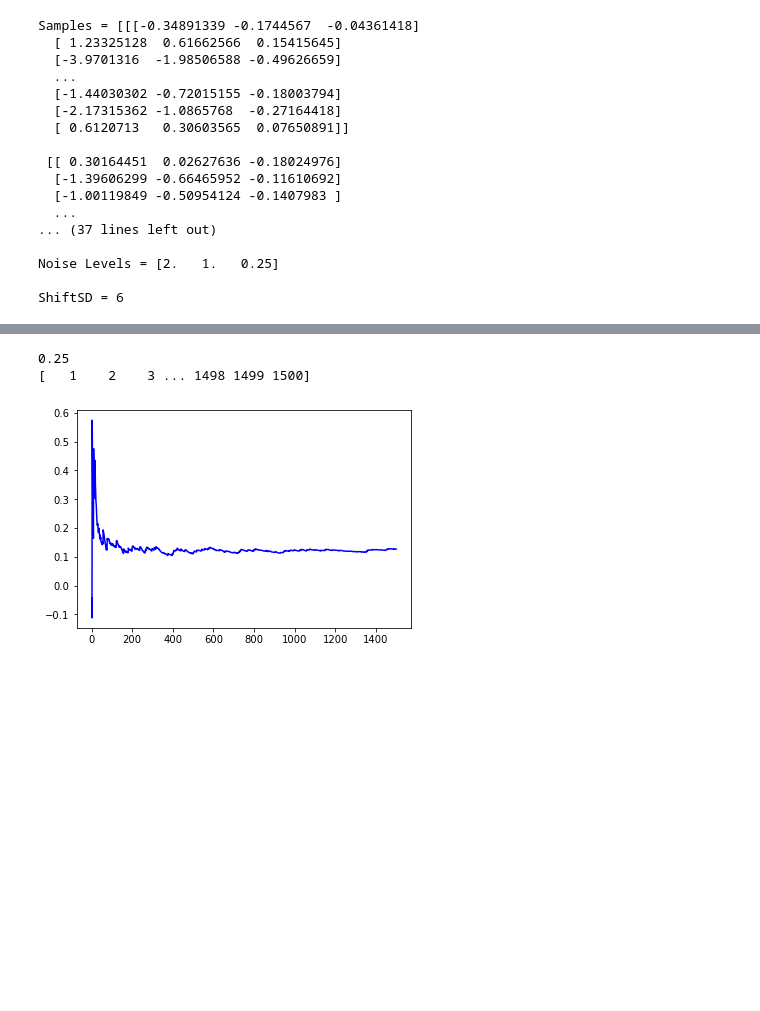
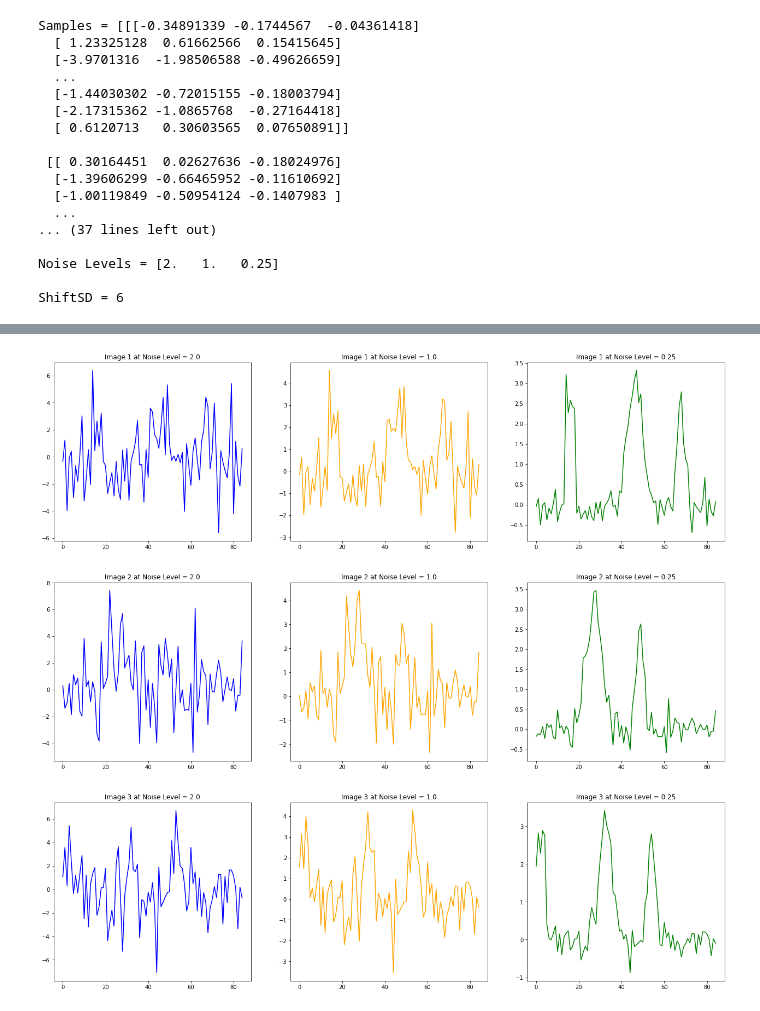
Before and after one commit to NicoBaldovino22/biophysics, a Jupyter notebook: Chapter 8 -- Cryo-EM/Chapter 8 - Problem Set.ipynb, the cells around one changed output, grey strips where cells are left out. Drawn from its saved outputs; the diff is of its cells as text; code cells hidden in the pictures; blank space fills up the shorter version.

```diff
--- a/Chapter 8 -- Cryo-EM/Chapter 8 - Problem Set.ipynb
+++ b/Chapter 8 -- Cryo-EM/Chapter 8 - Problem Set.ipynb
@@ -117,18 +111,20 @@ Position in Image =
-# %%
-# For the lowest noise level, find the naive average of each pixel over samples and call it "Template"
-min_noise = np.min(noise)
-print(min_noise)
-
-N = np.size(ssample_i)
-n = np.arange(1,N+1)
-n_ave = ssample_i.cumsum()/n
-print(n)
-
-
-plt.figure()
-plt.plot(n,n_ave, 'b-');
-#plt.plot(np.cumsum(np.ones(np.size(i[:,2]))), i[:,2], 'b.');
-# %% [output]
-0.25
-[   1    2    3 ... 1498 1499 1500]
-[figure, removed]
+# %%
+# After recieving help from Dr. Kinder
+# Displaying the 3 images at each respective noise level that exist in the variable array 'samples'
+
+for x in range(3):
+    plt.figure('Image {}'.format(x+1), figsize=(22,6))
+    for i in range(1):
+        plt.subplot(1,3,1)
+        plt.plot(samples[x,:,0], color='blue')
+        plt.title('Image {} at Noise Level = {}'.format(x+1,noise[0]))
+        plt.subplot(1,3,2)
+        plt.plot(samples[x,:,1], color='orange')
+        plt.title('Image {} at Noise Level = {}'.format(x+1,noise[1]))
+        plt.subplot(1,3,3)
+        plt.plot(samples[x,:,2], color='green')
+        plt.title('Image {} at Noise Level = {}'.format(x+1,noise[2]))
+# %% [output]
+[figure, added]
+[figure, added]
+[figure, added]
```
Also changed, not shown: parts of 4 cells of this notebook.
